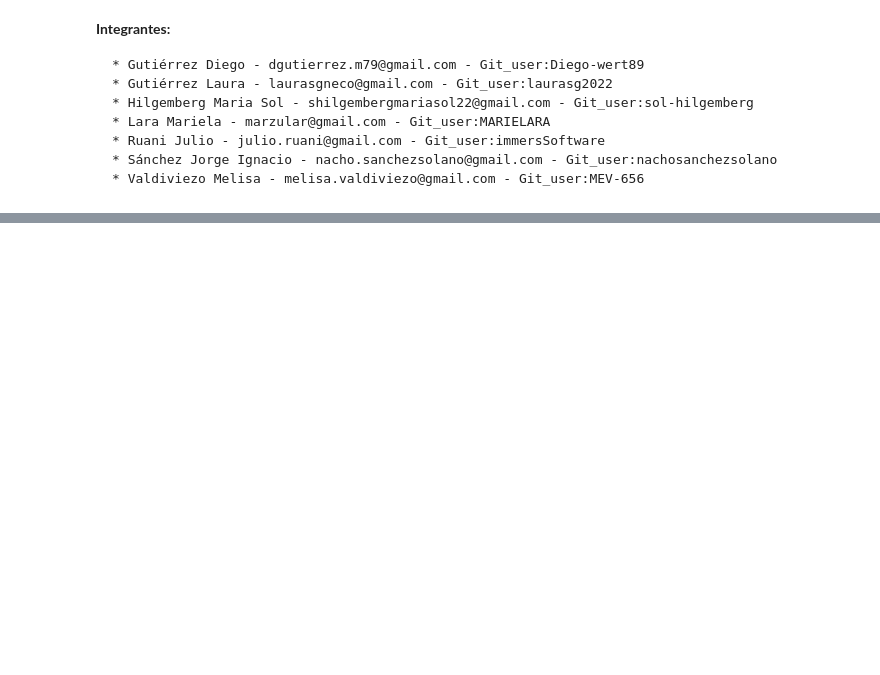
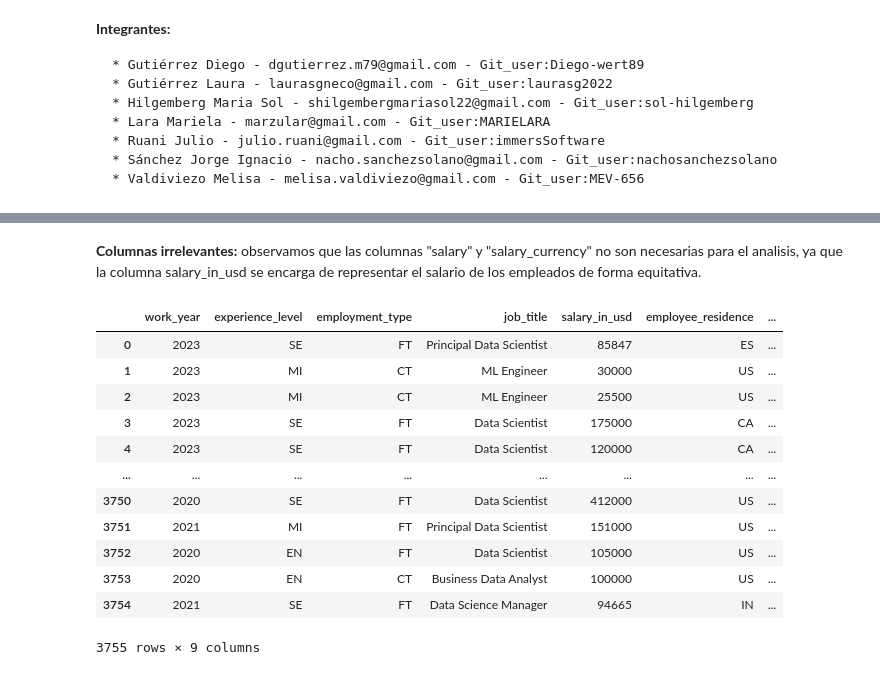
Before and after one commit to Diego-wert89/GrupoN18-PD, a Jupyter notebook: Notebook_code/Proyecto_final_grupo_n18.ipynb, the cells around one changed output, grey strips where cells are left out. Cells and saved outputs as stored; diff of their text form; code cells hidden in the pictures; blank space fills up the shorter version.

```diff
--- a/Notebook_code/Proyecto_final_grupo_n18.ipynb
+++ b/Notebook_code/Proyecto_final_grupo_n18.ipynb
@@ -37,0 +117,21 @@ data_df.head(10)
+# %% [markdown]
+**Columnas irrelevantes:** observamos que las columnas "salary" y "salary_currency" no son necesarias para el analisis, ya que la columna salary_in_usd se encarga de representar el salario de los empleados de forma equitativa.
+# %%
+#Se procede a eliminar las columnas "salary" y "salary_currency" porque no son relevantes.
+
+data_df.drop(data_df[['salary','salary_currency']], axis = 1, inplace = True)
+data_df
+# %% [output]
+|  | work_year | experience_level | employment_type | job_title | salary_in_usd | employee_residence | ... |
+| 0 | 2023 | SE | FT | Principal Data Scientist | 85847 | ES | ... |
+| 1 | 2023 | MI | CT | ML Engineer | 30000 | US | ... |
+| 2 | 2023 | MI | CT | ML Engineer | 25500 | US | ... |
+| 3 | 2023 | SE | FT | Data Scientist | 175000 | CA | ... |
+| 4 | 2023 | SE | FT | Data Scientist | 120000 | CA | ... |
+| ... | ... | ... | ... | ... | ... | ... | ... |
+| 3750 | 2020 | SE | FT | Data Scientist | 412000 | US | ... |
+| 3751 | 2021 | MI | FT | Principal Data Scientist | 151000 | US | ... |
+| 3752 | 2020 | EN | FT | Data Scientist | 105000 | US | ... |
+| 3753 | 2020 | EN | CT | Business Data Analyst | 100000 | US | ... |
+| 3754 | 2021 | SE | FT | Data Science Manager | 94665 | IN | ... |
+3755 rows × 9 columns
```
Also changed, not shown: parts of 17 cells of this notebook.
